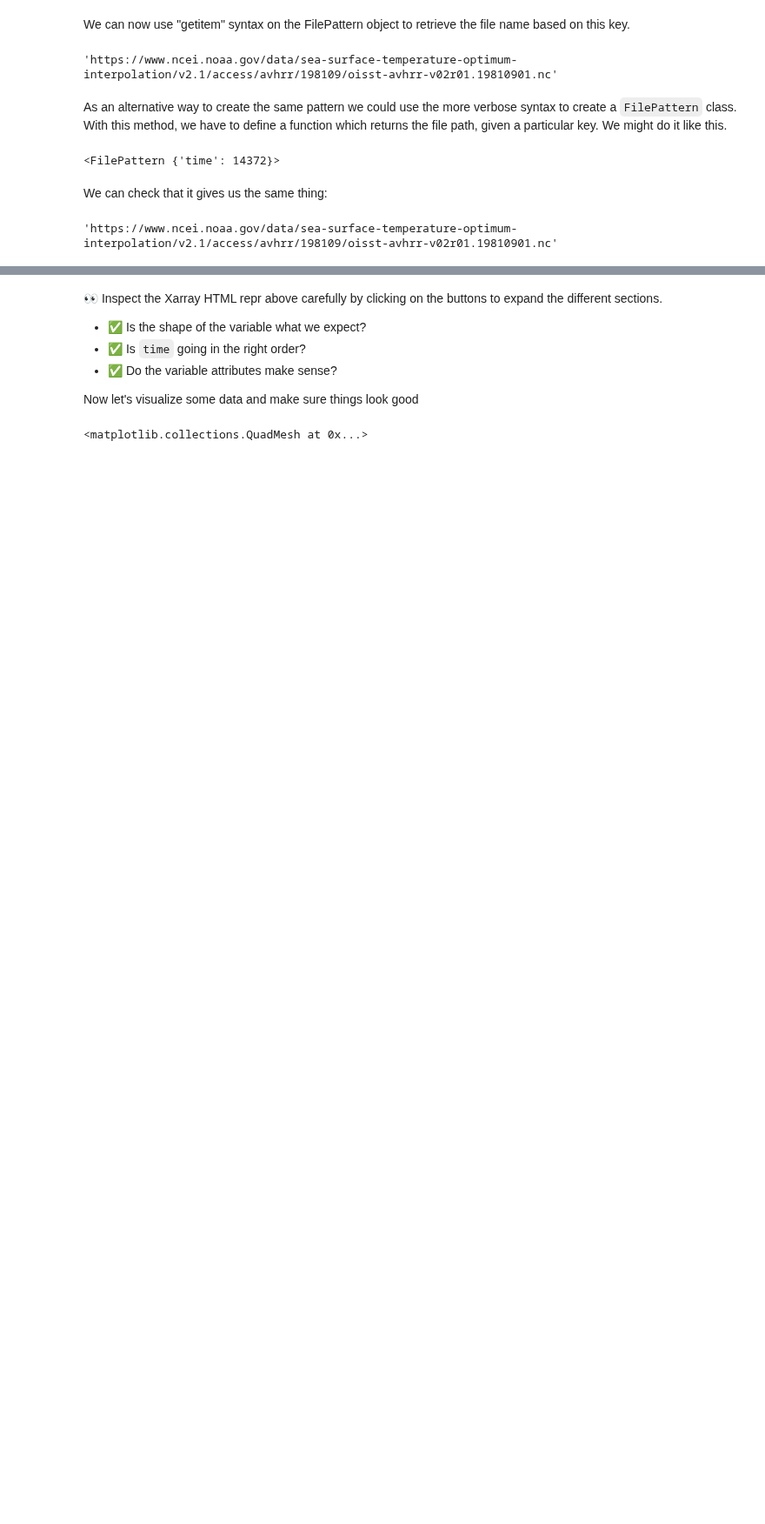
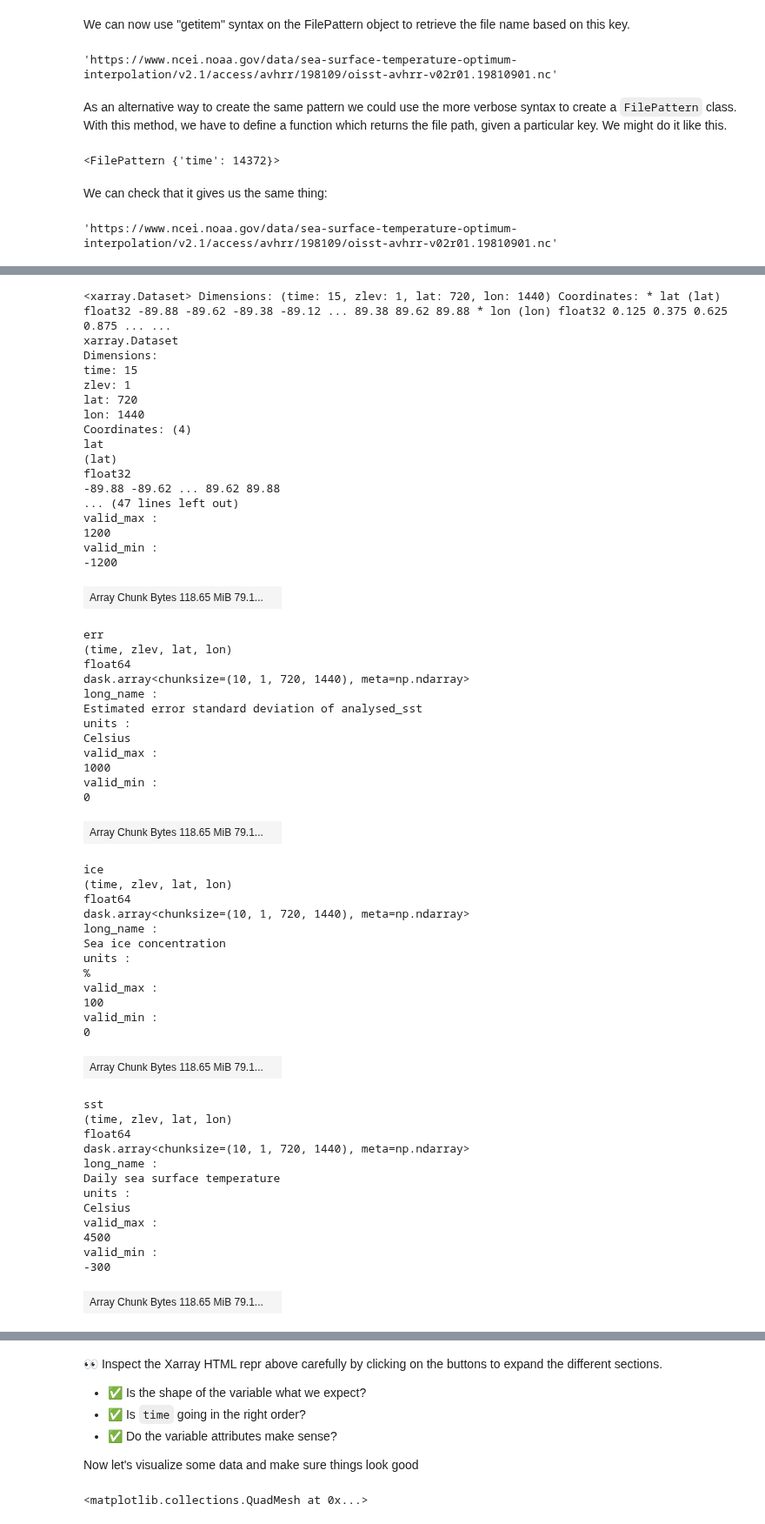
Before and after one commit to pangeo-forge/pangeo-forge-recipes, a Jupyter notebook: docs/pangeo_forge_recipes/tutorials/xarray_zarr/netcdf_zarr_sequential.ipynb, the cells around one changed output, grey strips where cells are left out. Shown at 87% size. Cells and saved outputs as stored; diff of their text form; code cells hidden in the pictures; blank space fills up the shorter version.

```diff
--- a/docs/pangeo_forge_recipes/tutorials/xarray_zarr/netcdf_zarr_sequential.ipynb
+++ b/docs/pangeo_forge_recipes/tutorials/xarray_zarr/netcdf_zarr_sequential.ipynb
@@ -436,0 +235,61 @@ with open_chunk(all_chunks[0], config=recipe) as ds:
+# %%
+ds = xr.open_zarr(target_path)
+ds
+# %% [output]
+<xarray.Dataset> Dimensions: (time: 15, zlev: 1, lat: 720, lon: 1440) Coordinates: * lat (lat) float32 -89.88 -89.62 -89.38 -89.12 ... 89.38 89.62 89.88 * lon (lon) float32 0.125 0.375 0.625 0.875 ... ...
+xarray.Dataset
+Dimensions:
+time: 15
+zlev: 1
+lat: 720
+lon: 1440
+Coordinates: (4)
+lat
+(lat)
+float32
+-89.88 -89.62 ... 89.62 89.88
+... (47 lines left out)
+valid_max :
+1200
+valid_min :
+-1200
+| Array Chunk Bytes 118.65 MiB 79.1... |  |
+err
+(time, zlev, lat, lon)
+float64
+dask.array<chunksize=(10, 1, 720, 1440), meta=np.ndarray>
+long_name :
+Estimated error standard deviation of analysed_sst
+units :
+Celsius
+valid_max :
+1000
+valid_min :
+0
+| Array Chunk Bytes 118.65 MiB 79.1... |  |
+ice
+(time, zlev, lat, lon)
+float64
+dask.array<chunksize=(10, 1, 720, 1440), meta=np.ndarray>
+long_name :
+Sea ice concentration
+units :
+%
+valid_max :
+100
+valid_min :
+0
+| Array Chunk Bytes 118.65 MiB 79.1... |  |
+sst
+(time, zlev, lat, lon)
+float64
+dask.array<chunksize=(10, 1, 720, 1440), meta=np.ndarray>
+long_name :
+Daily sea surface temperature
+units :
+Celsius
+valid_max :
+4500
+valid_min :
+-300
+| Array Chunk Bytes 118.65 MiB 79.1... |  |
```
Also changed, not shown: parts of 45 cells of this notebook.
